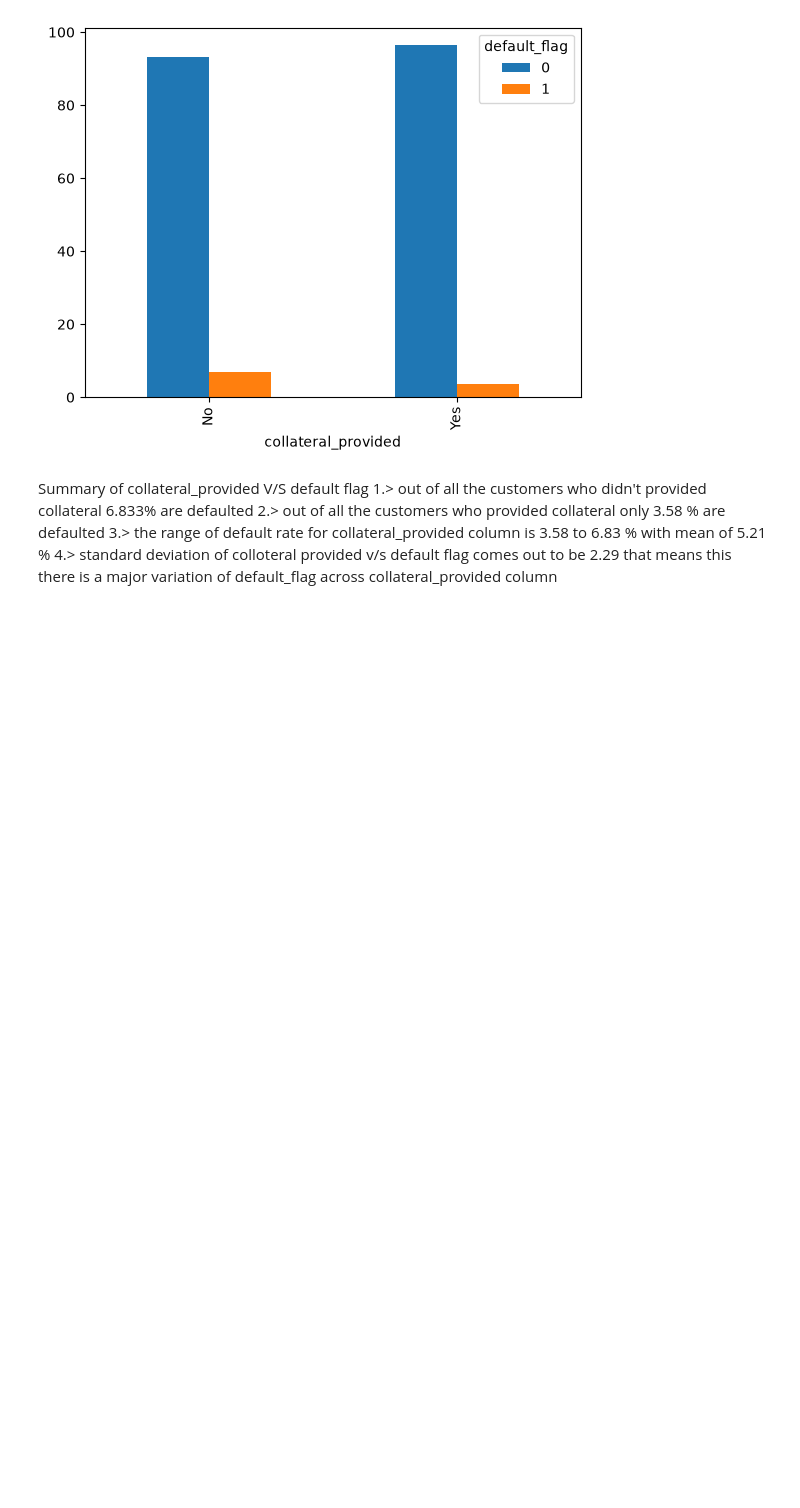
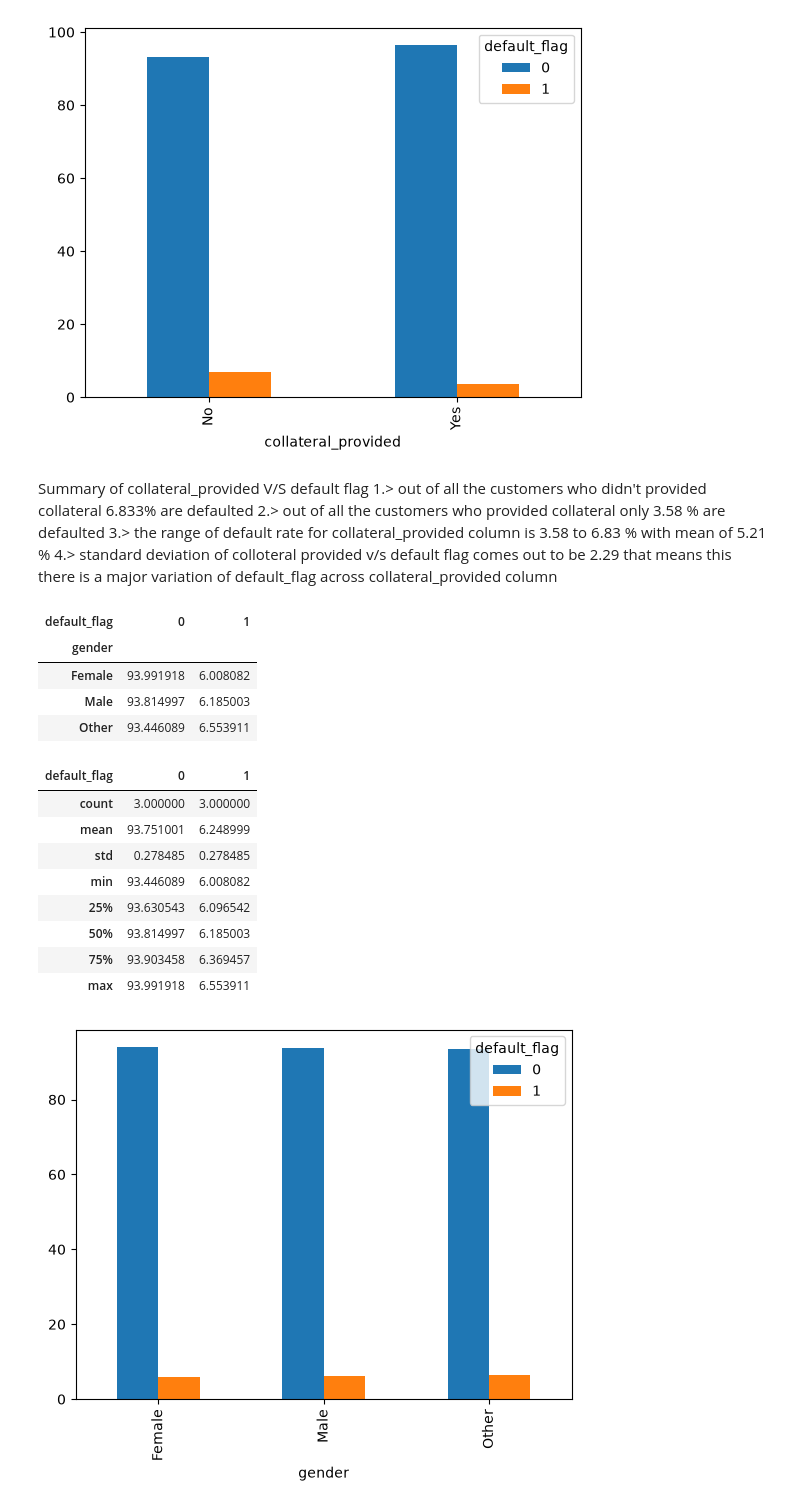
Before and after one commit to Nayan-2006-opensource/loan-default-risk-analysis, a Jupyter notebook: Notebooks/bivariate_analysis_categorical_columns.ipynb, the cells around one changed output. Saved outputs shown, nothing was run; the diff lists cells and outputs as text; code cells hidden in the pictures; blank space fills up the shorter version.

```diff
--- a/Notebooks/bivariate_analysis_categorical_columns.ipynb
+++ b/Notebooks/bivariate_analysis_categorical_columns.ipynb
@@ -114,3 +147,27 @@ Summary of collateral_provided V/S default flag
 3.> the range of default rate for collateral_provided column is 3.58 to 6.83 % with mean of 5.21 %
 4.> standard deviation of colloteral provided v/s default flag comes out to be 2.29
 that means this there is a major variation of default_flag  across collateral_provided column
+# %%
+# gender v/s default flag
+table=pd.crosstab(df["gender"],df["default_flag"],normalize="index")*100
+table.sort_values(by=1,ascending=False)
+display(table)
+display(table.describe())
+table.plot(kind="bar")
+plt.show()
+# %% [output]
+| default_flag | 0 | 1 |
+| gender |  |  |
+| Female | 93.991918 | 6.008082 |
+| Male | 93.814997 | 6.185003 |
+| Other | 93.446089 | 6.553911 |
+| default_flag | 0 | 1 |
+| count | 3.000000 | 3.000000 |
+| mean | 93.751001 | 6.248999 |
+| std | 0.278485 | 0.278485 |
+| min | 93.446089 | 6.008082 |
+| 25% | 93.630543 | 6.096542 |
+| 50% | 93.814997 | 6.185003 |
+| 75% | 93.903458 | 6.369457 |
+| max | 93.991918 | 6.553911 |
+[figure, added]
```
Also changed, not shown: parts of 9 cells of this notebook, 1 other file.
